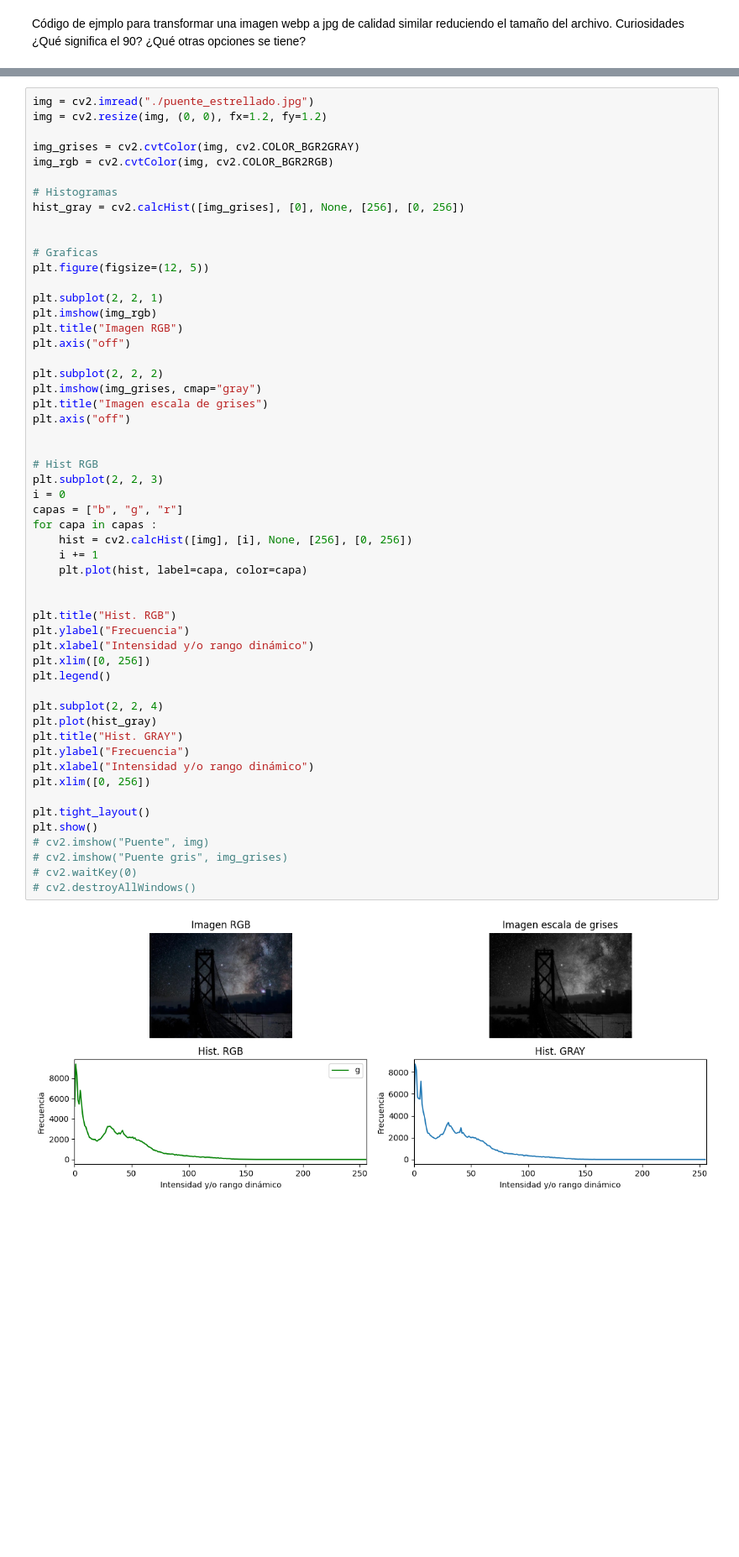
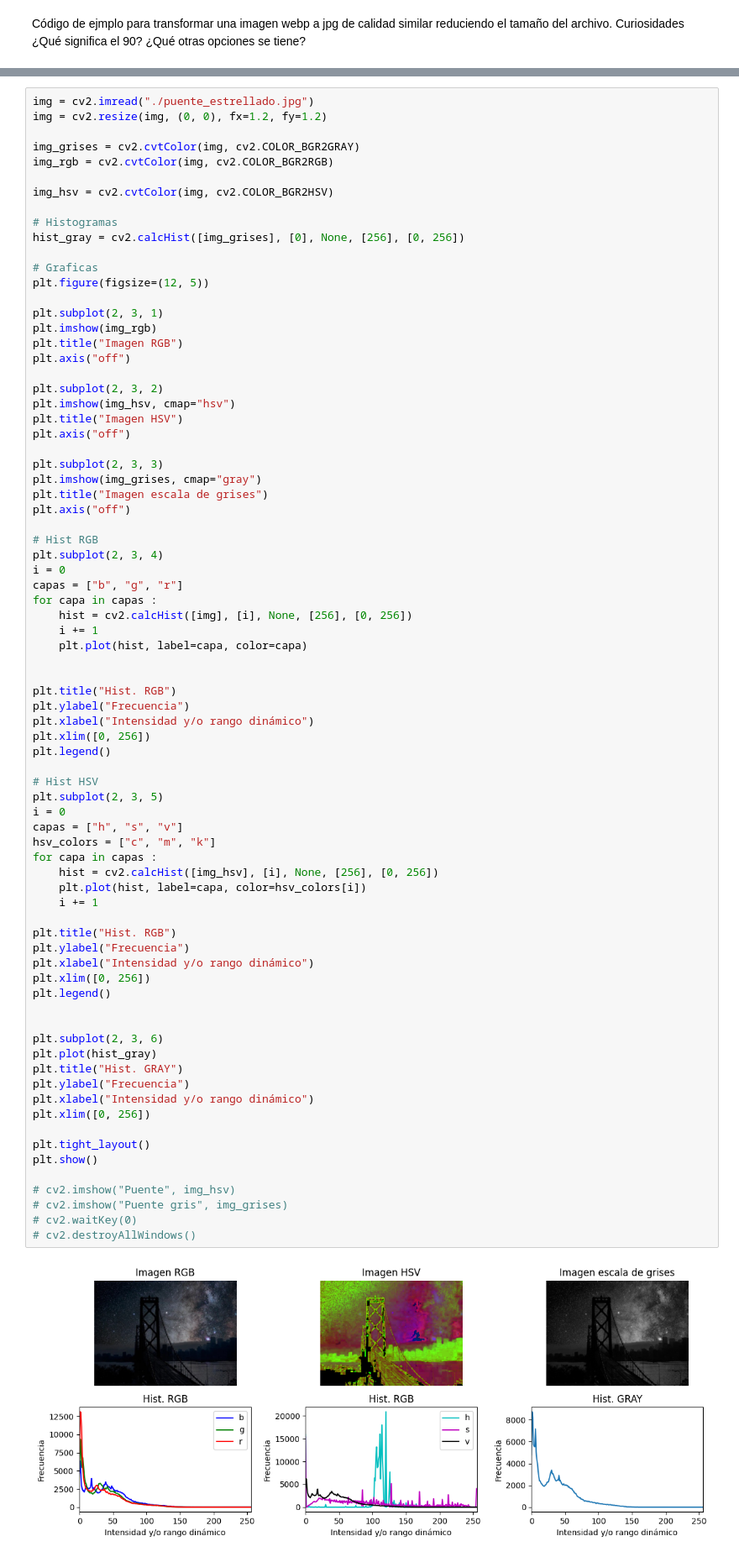
Before and after one commit to dbsrunsaac/procesamiento-digital-imagenes, a Jupyter notebook: LABORATORIOS/4. CORRECCION - CONTRASTE - GAMMA/PRACTICA 1/correcciones.ipynb, the cells around one changed output, grey strips where cells are left out. Shown at 84% size. Saved outputs shown, nothing was run; the diff lists cells and outputs as text; blank space fills up the shorter version.

```diff
--- a/LABORATORIOS/4. CORRECCION - CONTRASTE - GAMMA/PRACTICA 1/correcciones.ipynb
+++ b/LABORATORIOS/4. CORRECCION - CONTRASTE - GAMMA/PRACTICA 1/correcciones.ipynb
@@ -36,52 +36,75 @@ img = cv2.resize(img, (0, 0), fx=1.2, fy=1.2)
 img_grises = cv2.cvtColor(img, cv2.COLOR_BGR2GRAY)
 img_rgb = cv2.cvtColor(img, cv2.COLOR_BGR2RGB)
 
+img_hsv = cv2.cvtColor(img, cv2.COLOR_BGR2HSV)
+
 # Histogramas
 hist_gray = cv2.calcHist([img_grises], [0], None, [256], [0, 256])
-
 
 # Graficas
 plt.figure(figsize=(12, 5))
 
-plt.subplot(2, 2, 1)
+plt.subplot(2, 3, 1)
 plt.imshow(img_rgb)
 plt.title("Imagen RGB")
 plt.axis("off")
 
-plt.subplot(2, 2, 2)
+plt.subplot(2, 3, 2)
+plt.imshow(img_hsv, cmap="hsv")
+plt.title("Imagen HSV")
+plt.axis("off")
+
+plt.subplot(2, 3, 3)
 plt.imshow(img_grises, cmap="gray")
 plt.title("Imagen escala de grises")
 plt.axis("off")
 
-
 # Hist RGB
-plt.subplot(2, 2, 3)
+plt.subplot(2, 3, 4)
 i = 0
 capas = ["b", "g", "r"]
 for capa in capas :
     hist = cv2.calcHist([img], [i], None, [256], [0, 256])
     i += 1
     plt.plot(hist, label=capa, color=capa)
 
 
 plt.title("Hist. RGB")
 plt.ylabel("Frecuencia")
 plt.xlabel("Intensidad y/o rango dinámico")
 plt.xlim([0, 256])
 plt.legend()
 
-plt.subplot(2, 2, 4)
+# Hist HSV
+plt.subplot(2, 3, 5)
+i = 0
+capas = ["h", "s", "v"]
+hsv_colors = ["c", "m", "k"]
+for capa in capas :
+    hist = cv2.calcHist([img_hsv], [i], None, [256], [0, 256])
+    plt.plot(hist, label=capa, color=hsv_colors[i])
+    i += 1
+
+plt.title("Hist. RGB")
+plt.ylabel("Frecuencia")
+plt.xlabel("Intensidad y/o rango dinámico")
+plt.xlim([0, 256])
+plt.legend()
+
+
+plt.subplot(2, 3, 6)
 plt.plot(hist_gray)
 plt.title("Hist. GRAY")
 plt.ylabel("Frecuencia")
 plt.xlabel("Intensidad y/o rango dinámico")
 plt.xlim([0, 256])
 
 plt.tight_layout()
 plt.show()
-# cv2.imshow("Puente", img)
+
+# cv2.imshow("Puente", img_hsv)
 # cv2.imshow("Puente gris", img_grises)
 # cv2.waitKey(0)
 # cv2.destroyAllWindows()
 # %% [output]
-[figure, old version]
+[figure, new version]
```
Also changed, not shown: parts of 2 cells of this notebook.
